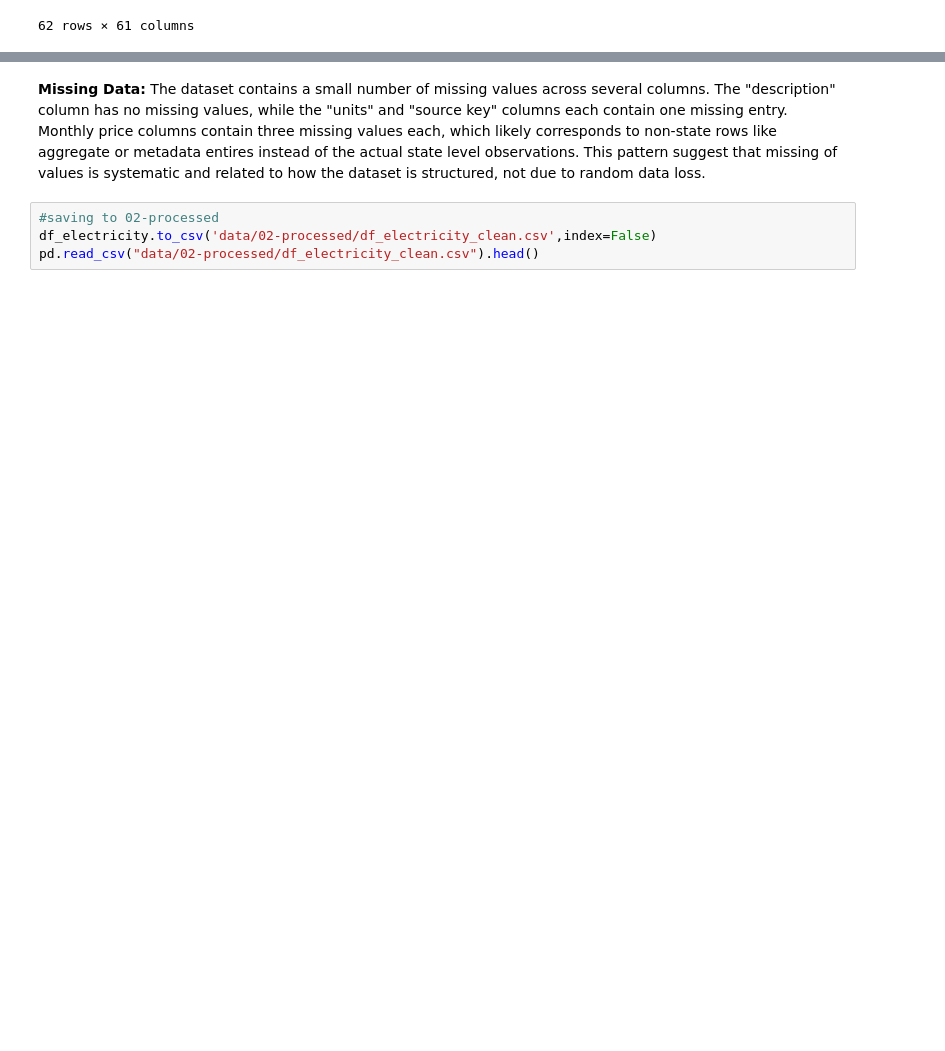
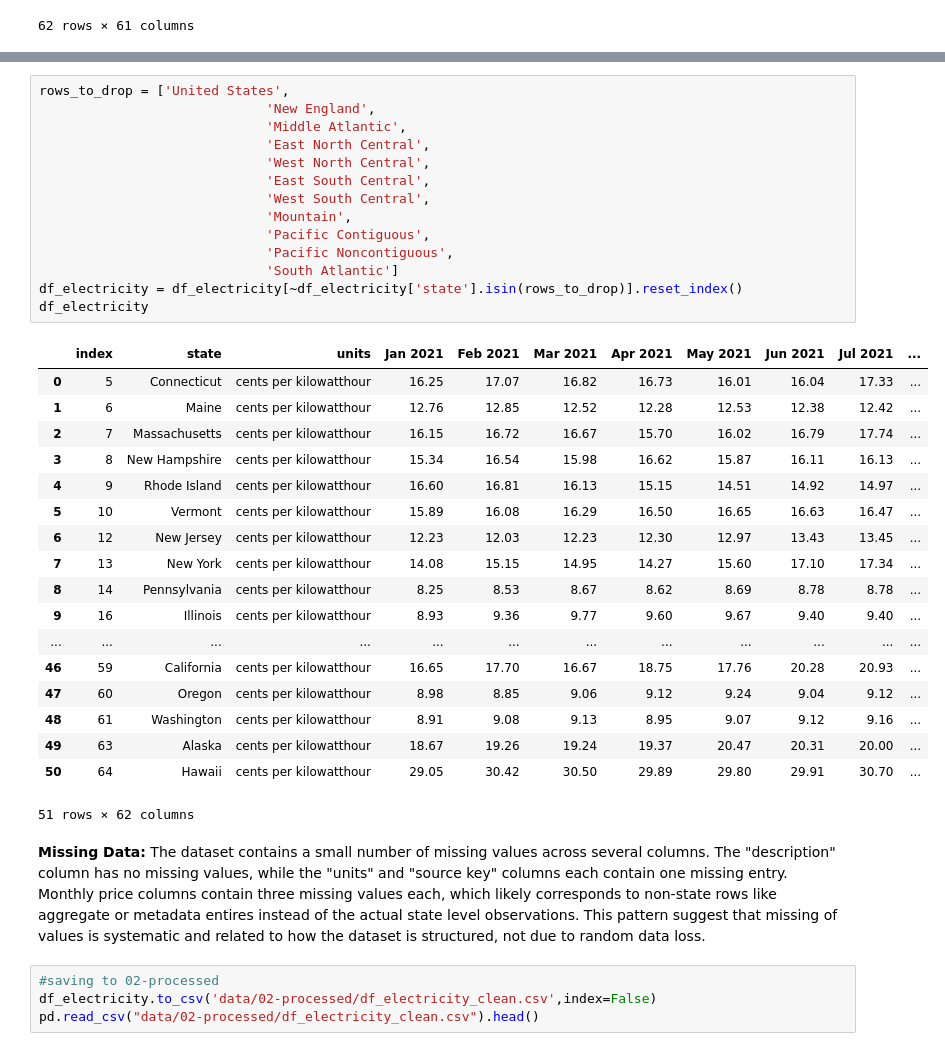
Before and after one commit to COGS108/Group147_WI26, a Jupyter notebook: 01-DataCheckpoint.ipynb, the cells around one changed output, grey strips where cells are left out. Cells and saved outputs as stored; diff of their text form; blank space fills up the shorter version.

```diff
--- a/01-DataCheckpoint.ipynb
+++ b/01-DataCheckpoint.ipynb
@@ -954,3 +976,36 @@ df_electricity
+# %%
+rows_to_drop = ['United States',
+                             'New England',
+                             'Middle Atlantic',
+                             'East North Central',
+                             'West North Central',
+                             'East South Central',
+                             'West South Central',
+                             'Mountain',
+                             'Pacific Contiguous',
+                             'Pacific Noncontiguous',
+                             'South Atlantic']
+df_electricity = df_electricity[~df_electricity['state'].isin(rows_to_drop)].reset_index()
+df_electricity
+# %% [output]
+|  | index | state | units | Jan 2021 | Feb 2021 | Mar 2021 | Apr 2021 | May 2021 | Jun 2021 | Jul 2021 | ... |
+| 0 | 5 | Connecticut | cents per kilowatthour | 16.25 | 17.07 | 16.82 | 16.73 | 16.01 | 16.04 | 17.33 | ... |
+| 1 | 6 | Maine | cents per kilowatthour | 12.76 | 12.85 | 12.52 | 12.28 | 12.53 | 12.38 | 12.42 | ... |
+| 2 | 7 | Massachusetts | cents per kilowatthour | 16.15 | 16.72 | 16.67 | 15.70 | 16.02 | 16.79 | 17.74 | ... |
+| 3 | 8 | New Hampshire | cents per kilowatthour | 15.34 | 16.54 | 15.98 | 16.62 | 15.87 | 16.11 | 16.13 | ... |
+| 4 | 9 | Rhode Island | cents per kilowatthour | 16.60 | 16.81 | 16.13 | 15.15 | 14.51 | 14.92 | 14.97 | ... |
+| 5 | 10 | Vermont | cents per kilowatthour | 15.89 | 16.08 | 16.29 | 16.50 | 16.65 | 16.63 | 16.47 | ... |
+| 6 | 12 | New Jersey | cents per kilowatthour | 12.23 | 12.03 | 12.23 | 12.30 | 12.97 | 13.43 | 13.45 | ... |
+| 7 | 13 | New York | cents per kilowatthour | 14.08 | 15.15 | 14.95 | 14.27 | 15.60 | 17.10 | 17.34 | ... |
+| 8 | 14 | Pennsylvania | cents per kilowatthour | 8.25 | 8.53 | 8.67 | 8.62 | 8.69 | 8.78 | 8.78 | ... |
+| 9 | 16 | Illinois | cents per kilowatthour | 8.93 | 9.36 | 9.77 | 9.60 | 9.67 | 9.40 | 9.40 | ... |
+| ... | ... | ... | ... | ... | ... | ... | ... | ... | ... | ... | ... |
+| 46 | 59 | California | cents per kilowatthour | 16.65 | 17.70 | 16.67 | 18.75 | 17.76 | 20.28 | 20.93 | ... |
+| 47 | 60 | Oregon | cents per kilowatthour | 8.98 | 8.85 | 9.06 | 9.12 | 9.24 | 9.04 | 9.12 | ... |
+| 48 | 61 | Washington | cents per kilowatthour | 8.91 | 9.08 | 9.13 | 8.95 | 9.07 | 9.12 | 9.16 | ... |
+| 49 | 63 | Alaska | cents per kilowatthour | 18.67 | 19.26 | 19.24 | 19.37 | 20.47 | 20.31 | 20.00 | ... |
+| 50 | 64 | Hawaii | cents per kilowatthour | 29.05 | 30.42 | 30.50 | 29.89 | 29.80 | 29.91 | 30.70 | ... |
+51 rows × 62 columns
 # %% [markdown]
 **Missing Data:**
 The dataset contains a small number of missing values across several columns. The "description" column has no missing values, while the "units" and "source key" columns each contain one missing entry. Monthly price columns contain three missing values each, which likely corresponds to non-state rows like aggregate or metadata entires instead of the actual state level observations. This pattern suggest that missing of values is systematic and related to how the dataset is structured, not due to random data loss.
```
Also changed, not shown: parts of 3 cells of this notebook, 1 other file.
